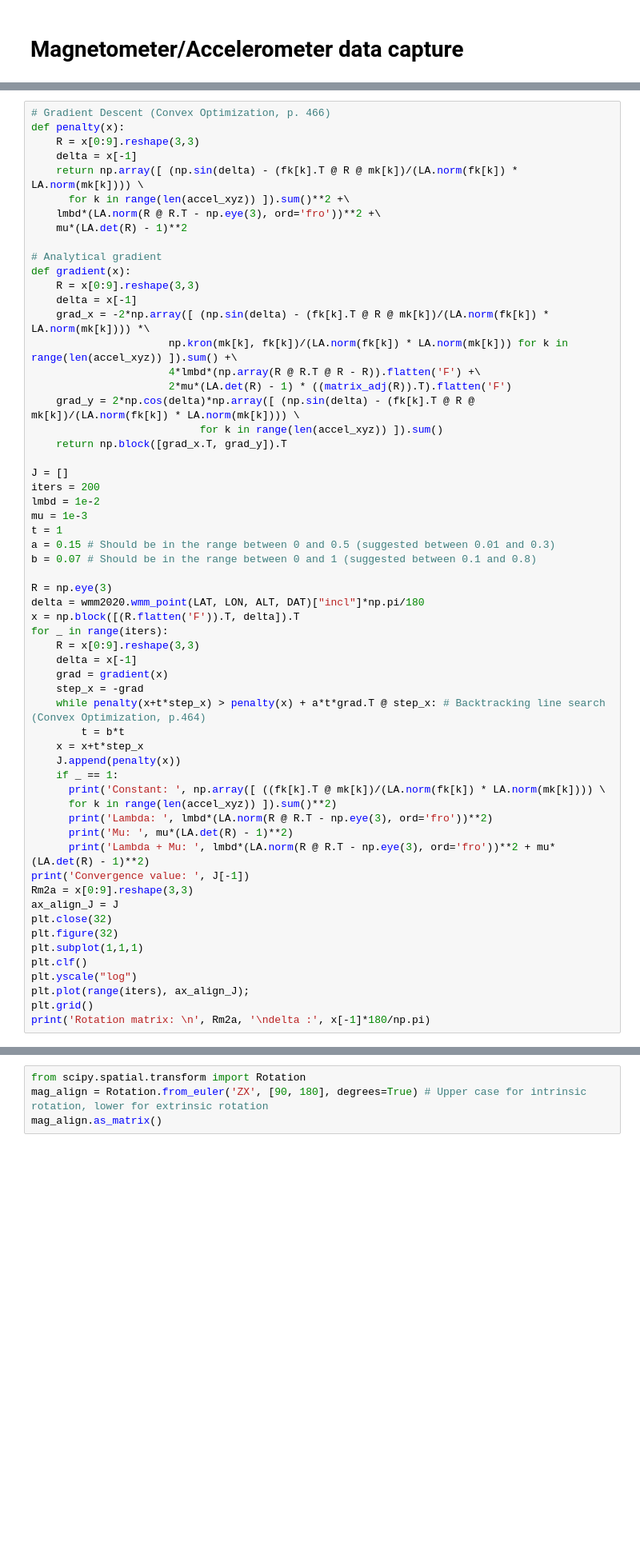
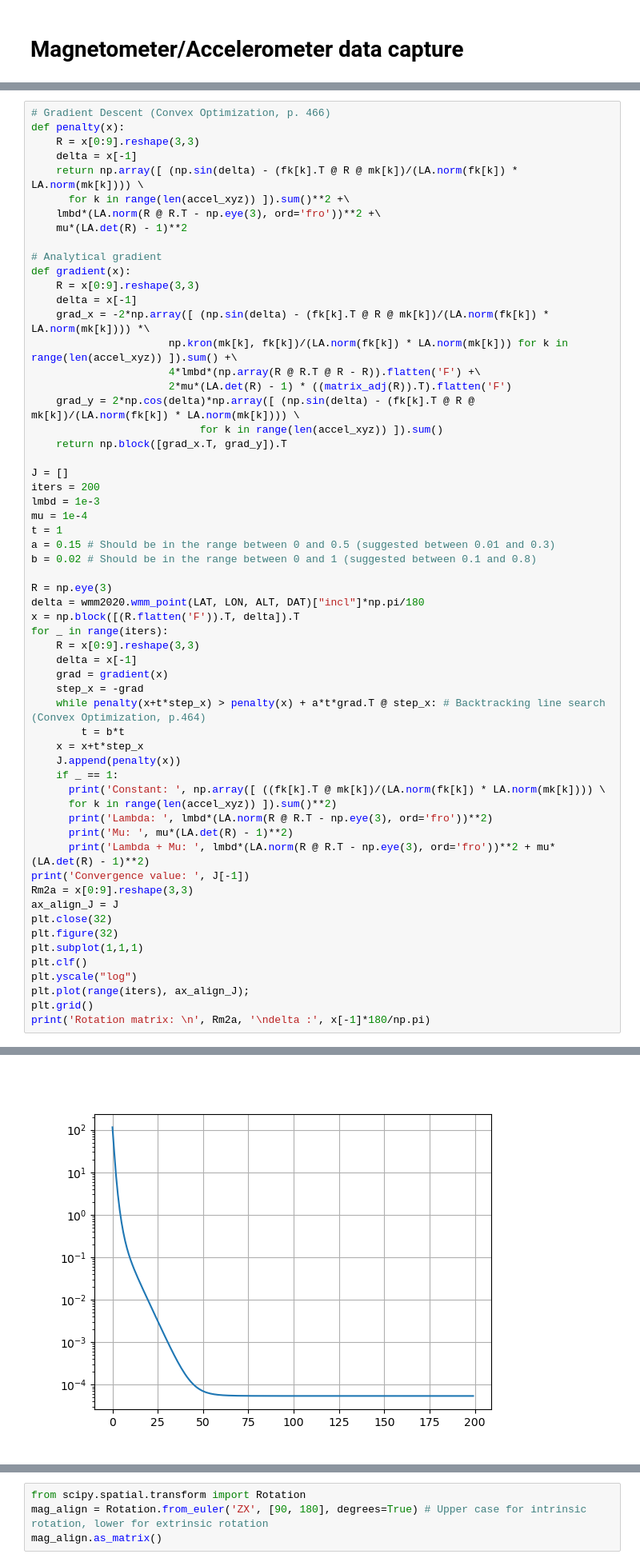
Before and after one commit to Gustavo-V-F/MNA23-Calibration, a Jupyter notebook: Mag_Gyro_Calibration.ipynb, the cells around one changed output, grey strips where cells are left out. Shown: that part at 80% size. Cells and saved outputs as stored; diff of their text form; blank space fills up the shorter version.

```diff
--- a/Mag_Gyro_Calibration.ipynb
+++ b/Mag_Gyro_Calibration.ipynb
@@ -721,11 +734,11 @@ def gradient(x):
 
 J = []
 iters = 200
-lmbd = 1e-2
-mu = 1e-3
+lmbd = 1e-3
+mu = 1e-4
 t = 1
 a = 0.15 # Should be in the range between 0 and 0.5 (suggested between 0.01 and 0.3)
-b = 0.07 # Should be in the range between 0 and 1 (suggested between 0.1 and 0.8)
+b = 0.02 # Should be in the range between 0 and 1 (suggested between 0.1 and 0.8)
 
 R = np.eye(3)
 delta = wmm2020.wmm_point(LAT, LON, ALT, DAT)["incl"]*np.pi/180
@@ -756,3 +769,4 @@ plt.yscale("log")
 plt.plot(range(iters), ax_align_J);
 plt.grid()
 print('Rotation matrix: \n', Rm2a, '\ndelta :', x[-1]*180/np.pi)
+# %% [output]
@@ -759,2 +783,3 @@ print('Rotation matrix: \n', Rm2a, '\ndelta :', x[-1]*180/np.pi)
+[figure, added]
 # %%
 wmm2020.wmm_point(LAT, LON, ALT, DAT)["incl"]
```
Also changed, not shown: parts of 9 cells of this notebook.
